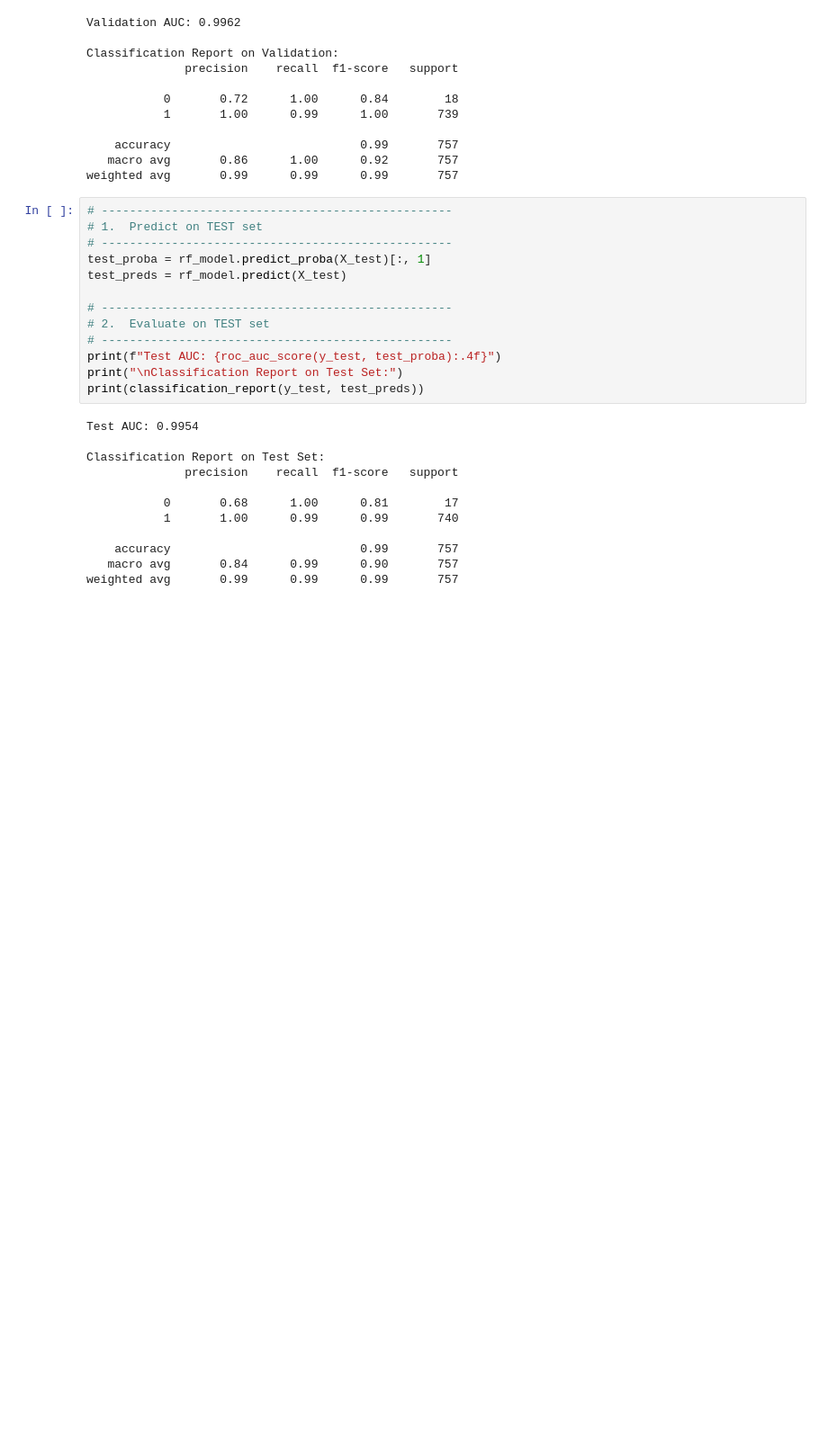
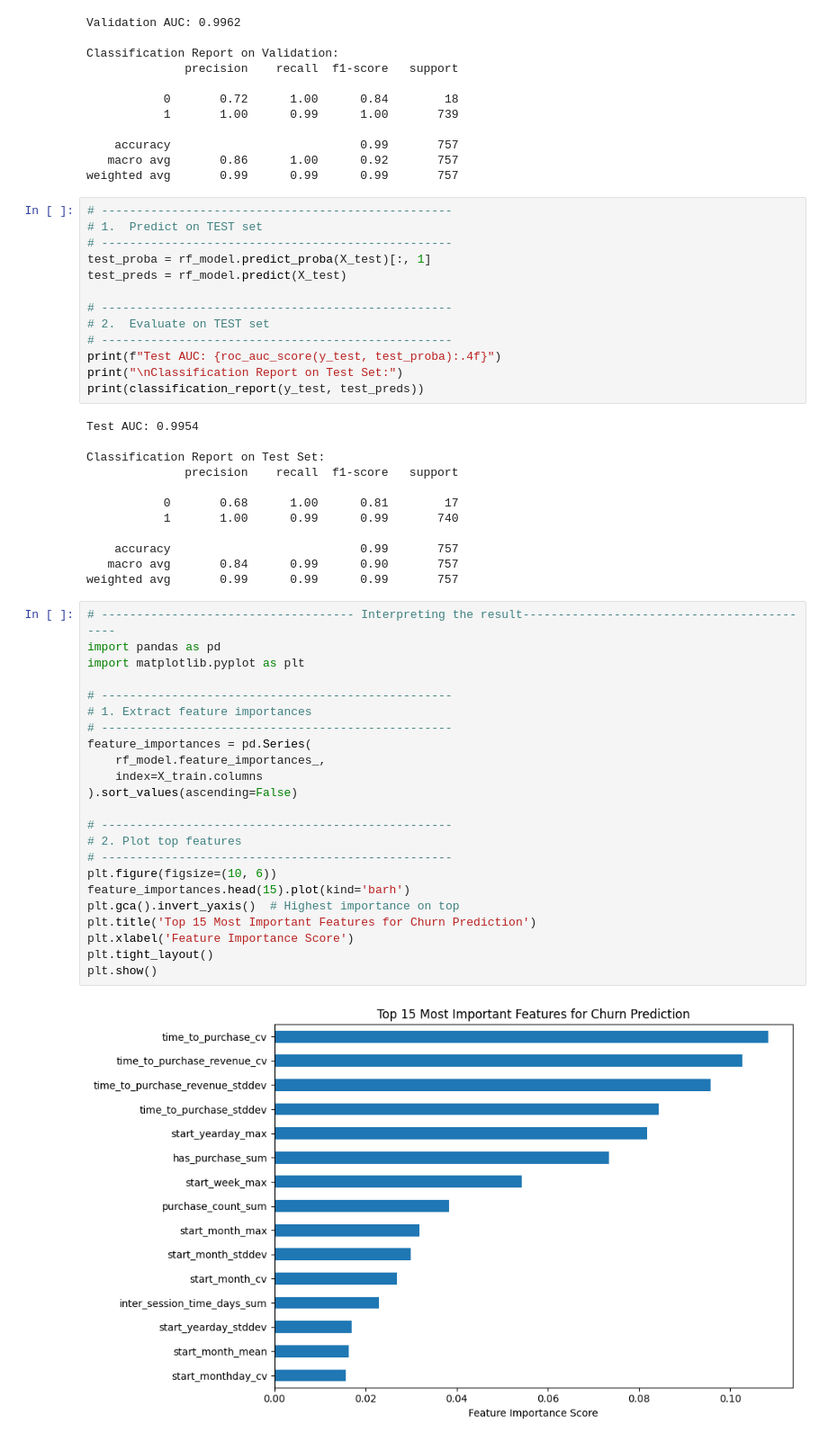
Before and after one commit to Alerdo/churn-prediction-project, a Jupyter notebook: churn-prediction.ipynb, the cells around one changed output. Shown at 90% size. Saved outputs shown, nothing was run; the diff lists cells and outputs as text; blank space fills up the shorter version.

```diff
--- a/churn-prediction.ipynb
+++ b/churn-prediction.ipynb
@@ -1295,3 +1360,28 @@ Classification Report on Test Set:
     accuracy                           0.99       757
    macro avg       0.84      0.99      0.90       757
 weighted avg       0.99      0.99      0.99       757
+# %%
+# ------------------------------------ Interpreting the result-------------------------------------------
+import pandas as pd
+import matplotlib.pyplot as plt
+
+# --------------------------------------------------
+# 1. Extract feature importances
+# --------------------------------------------------
+feature_importances = pd.Series(
+    rf_model.feature_importances_,
+    index=X_train.columns
+).sort_values(ascending=False)
+
+# --------------------------------------------------
+# 2. Plot top features
+# --------------------------------------------------
+plt.figure(figsize=(10, 6))
+feature_importances.head(15).plot(kind='barh')
+plt.gca().invert_yaxis()  # Highest importance on top
+plt.title('Top 15 Most Important Features for Churn Prediction')
+plt.xlabel('Feature Importance Score')
+plt.tight_layout()
+plt.show()
+# %% [output]
+[figure, added]
```
Also changed, not shown: parts of 5 cells of this notebook, 3 other files.
